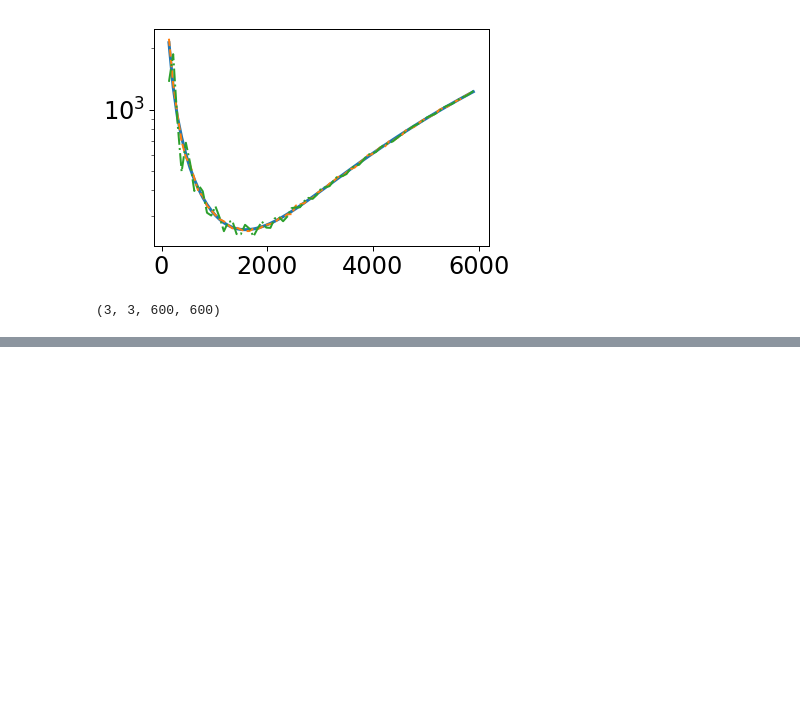
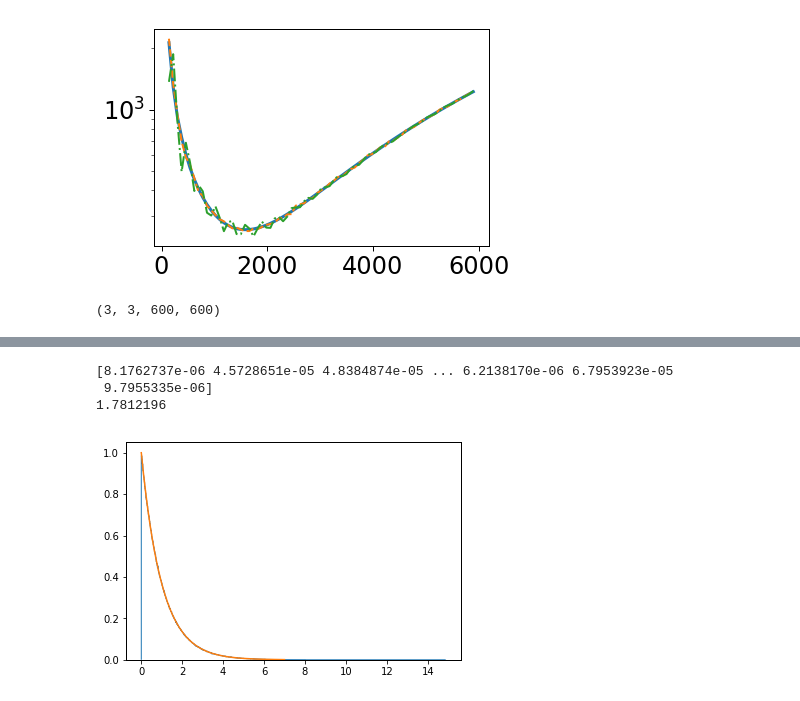
Before and after one commit to msyriac/orphics, a Jupyter notebook: tutorials/AHILC.ipynb, the cells around one changed output, grey strips where cells are left out. Cells and saved outputs as stored; diff of their text form; code cells hidden in the pictures; blank space fills up the shorter version.

```diff
--- a/tutorials/AHILC.ipynb
+++ b/tutorials/AHILC.ipynb
@@ -91,0 +158,19 @@ enmap.downgrade(pcov,4).shape
+# %%
+samples = p2d[modlmap>5000].ravel()
+print(samples)
+print(np.mean(samples)/np.exp(np.mean(np.log(samples))))
+
+#np.save("p2d_physical_ellgthan_5000.npy",samples)
+# %% [output]
+[8.1762737e-06 4.5728651e-05 4.8384874e-05 ... 6.2138170e-06 6.7953923e-05
+ 9.7955335e-06]
+1.7812196
+# %%
+import scipy
+import matplotlib.pyplot as plt
+a = samples/np.mean(samples)
+dofs = 2
+x = np.linspace(0,7,1000)
+plt.hist(a, bins=1000, histtype="step", density=True); plt.plot(x,scipy.stats.chi2.pdf(x*dofs,dofs)*dofs); plt.show()
+# %% [output]
+[figure, added]
```
Also changed, not shown: parts of 3 cells of this notebook, 3 other files.
